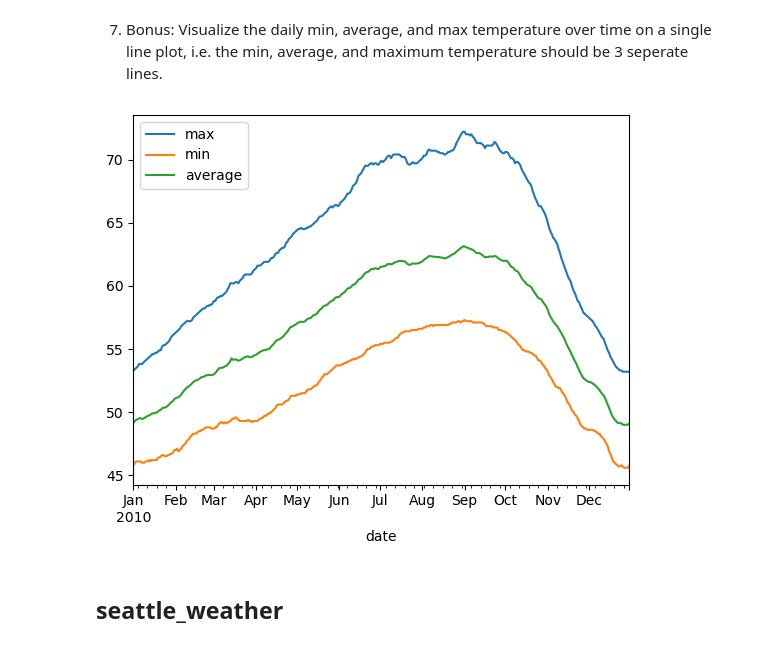
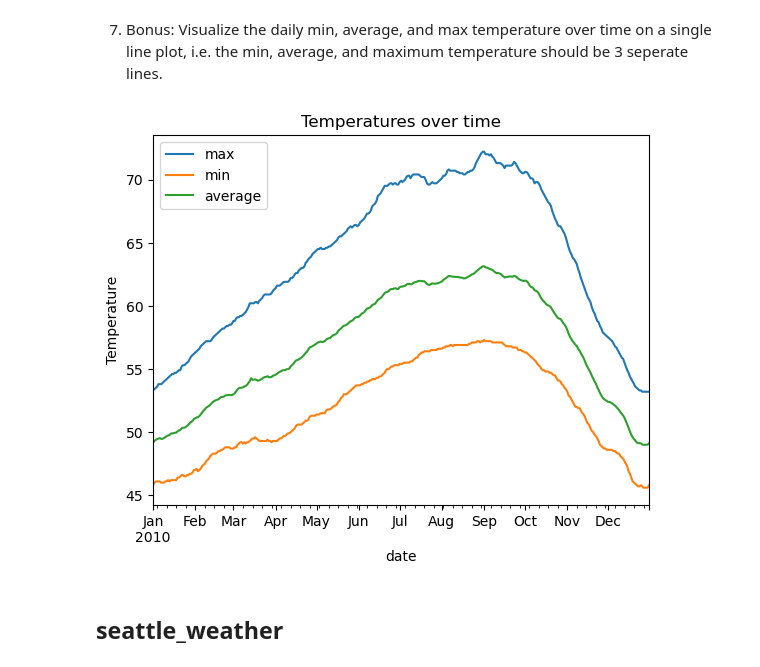
Before and after one commit to JoshuaHolt-Tech/time-series-exercises, a Jupyter notebook: working_time_series.ipynb, the cells around one changed output. Drawn from its saved outputs; the diff is of its cells as text; code cells hidden in the pictures.

```diff
--- a/working_time_series.ipynb
+++ b/working_time_series.ipynb
@@ -20,6 +20,6 @@ df1 = data.sf_temps()
 # %%
 df1['date'] = pd.to_datetime(df1['date'])
 # %%
-df1 = df1.set_index(df1['date'])
+df1 = df1.set_index(df1['date']).sort_index()
 # %%
 df1.resample('D').mean().plot()
@@ -71,11 +80,13 @@ df1[df1.temp_range == df1['temp_range'].max()]
 # %%
 df1.resample('D').temp.max().plot()
 df1.resample('D').temp.min().plot()
 df1.resample('D').temp.mean().plot()
+plt.title("Temperatures over time")
+plt.ylabel("Temperature")
 plt.legend(['max', 'min', 'average'])
 plt.show()
 # %% [output]
-[figure, old version]
+[figure, new version]
 # %% [markdown]
 ## seattle_weather
 # %%
```
Also changed, not shown: parts of 15 cells of this notebook, 6 other files.
